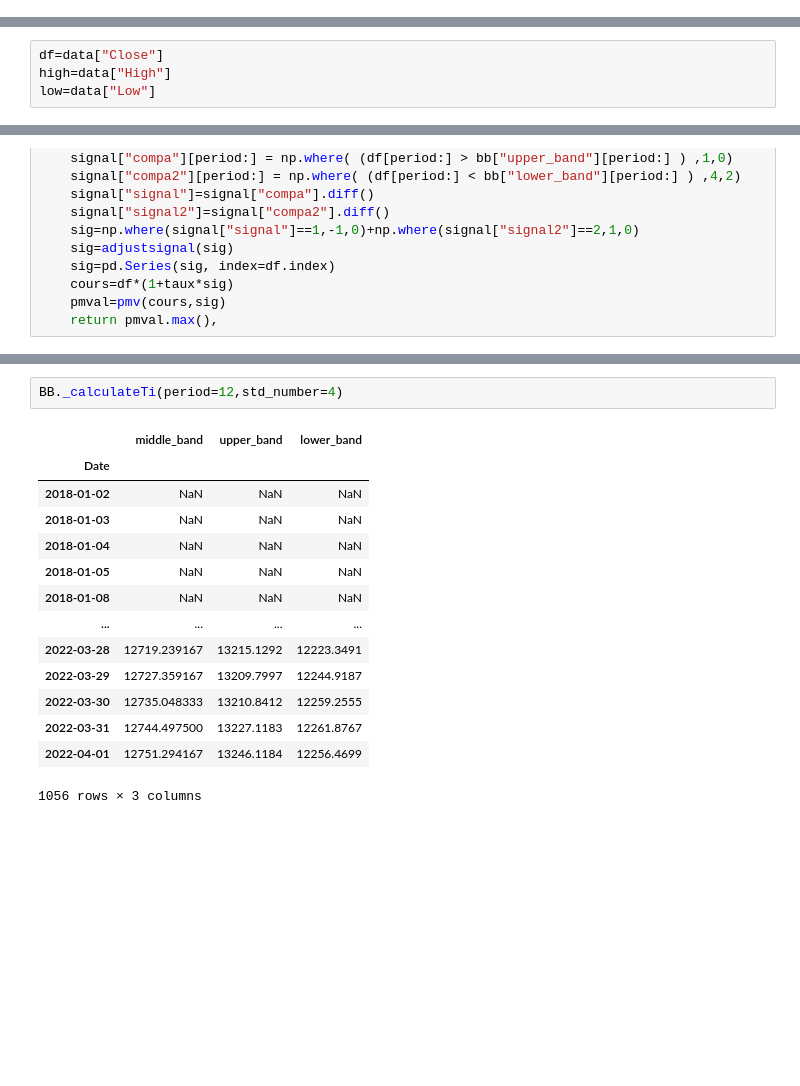
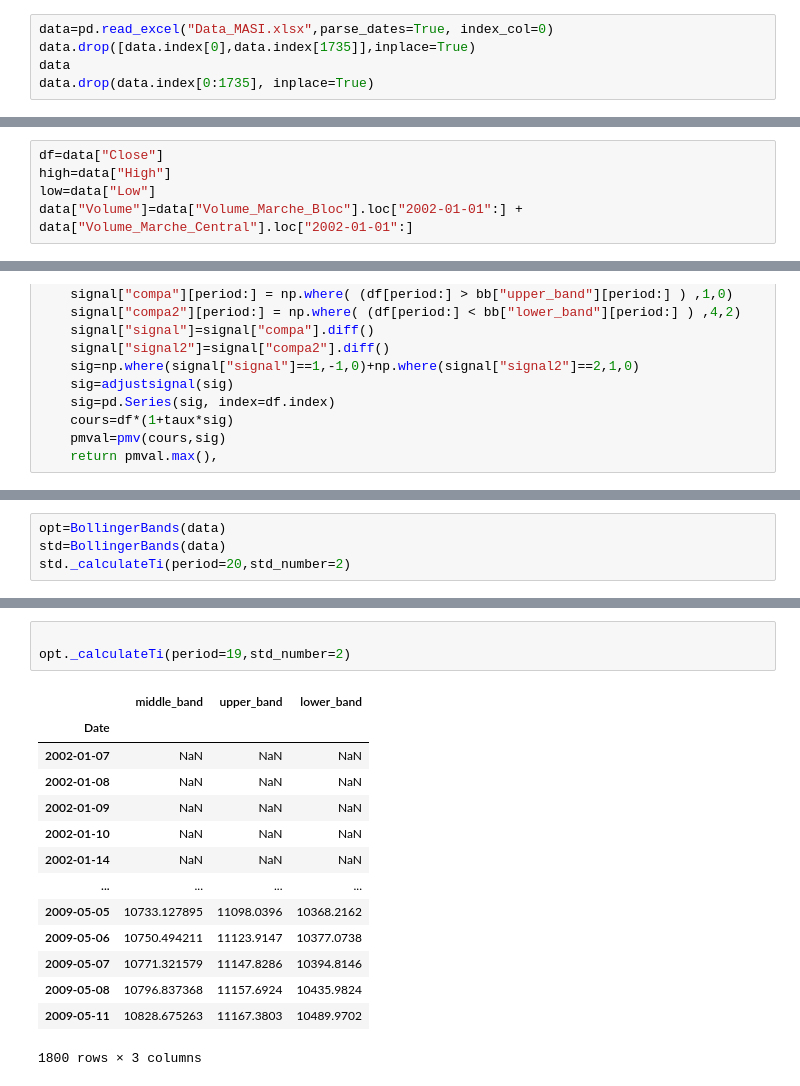
Before and after one commit to HibaBoulhanna/trading-technical-indicators, a Jupyter notebook: tti/indicators/GA_For_BB.ipynb, the cells around one changed output, grey strips where cells are left out. Cells and saved outputs as stored; diff of their text form; blank space fills up the shorter version.

```diff
--- a/tti/indicators/GA_For_BB.ipynb
+++ b/tti/indicators/GA_For_BB.ipynb
@@ -21,3 +20,8 @@ data=pd.read_csv("MASI.csv",parse_dates=True, index_col=0)
+# %%
+data=pd.read_excel("Data_MASI.xlsx",parse_dates=True, index_col=0)
+data.drop([data.index[0],data.index[1735]],inplace=True)
+data
+data.drop(data.index[0:1735], inplace=True)
 # %%
 data
 # %% [output]
@@ -39,3 +43,4 @@ data
 df=data["Close"]
 high=data["High"]
 low=data["Low"]
+data["Volume"]=data["Volume_Marche_Bloc"].loc["2002-01-01":] + data["Volume_Marche_Central"].loc["2002-01-01":]
@@ -214,0 +271,4 @@ Best Ever Individual =  [23]
+# %%
+opt=BollingerBands(data)
+std=BollingerBands(data)
+std._calculateTi(period=20,std_number=2)
@@ -215,17 +290,18 @@ Best Ever Individual =  [23]
 # %%
-BB._calculateTi(period=12,std_number=4)
+
+opt._calculateTi(period=19,std_number=2)
 # %% [output]
 |  | middle_band | upper_band | lower_band |
 | Date |  |  |  |
-| 2018-01-02 | NaN | NaN | NaN |
-| 2018-01-03 | NaN | NaN | NaN |
-| 2018-01-04 | NaN | NaN | NaN |
-| 2018-01-05 | NaN | NaN | NaN |
-| 2018-01-08 | NaN | NaN | NaN |
+| 2002-01-07 | NaN | NaN | NaN |
+| 2002-01-08 | NaN | NaN | NaN |
+| 2002-01-09 | NaN | NaN | NaN |
+| 2002-01-10 | NaN | NaN | NaN |
+| 2002-01-14 | NaN | NaN | NaN |
 | ... | ... | ... | ... |
-| 2022-03-28 | 12719.239167 | 13215.1292 | 12223.3491 |
-| 2022-03-29 | 12727.359167 | 13209.7997 | 12244.9187 |
-| 2022-03-30 | 12735.048333 | 13210.8412 | 12259.2555 |
-| 2022-03-31 | 12744.497500 | 13227.1183 | 12261.8767 |
-| 2022-04-01 | 12751.294167 | 13246.1184 | 12256.4699 |
+| 2009-05-05 | 10733.127895 | 11098.0396 | 10368.2162 |
+| 2009-05-06 | 10750.494211 | 11123.9147 | 10377.0738 |
+| 2009-05-07 | 10771.321579 | 11147.8286 | 10394.8146 |
+| 2009-05-08 | 10796.837368 | 11157.6924 | 10435.9824 |
+| 2009-05-11 | 10828.675263 | 11167.3803 | 10489.9702 |
-1056 rows × 3 columns
+1800 rows × 3 columns
```
Also changed, not shown: parts of 31 cells of this notebook, 4 other files.
